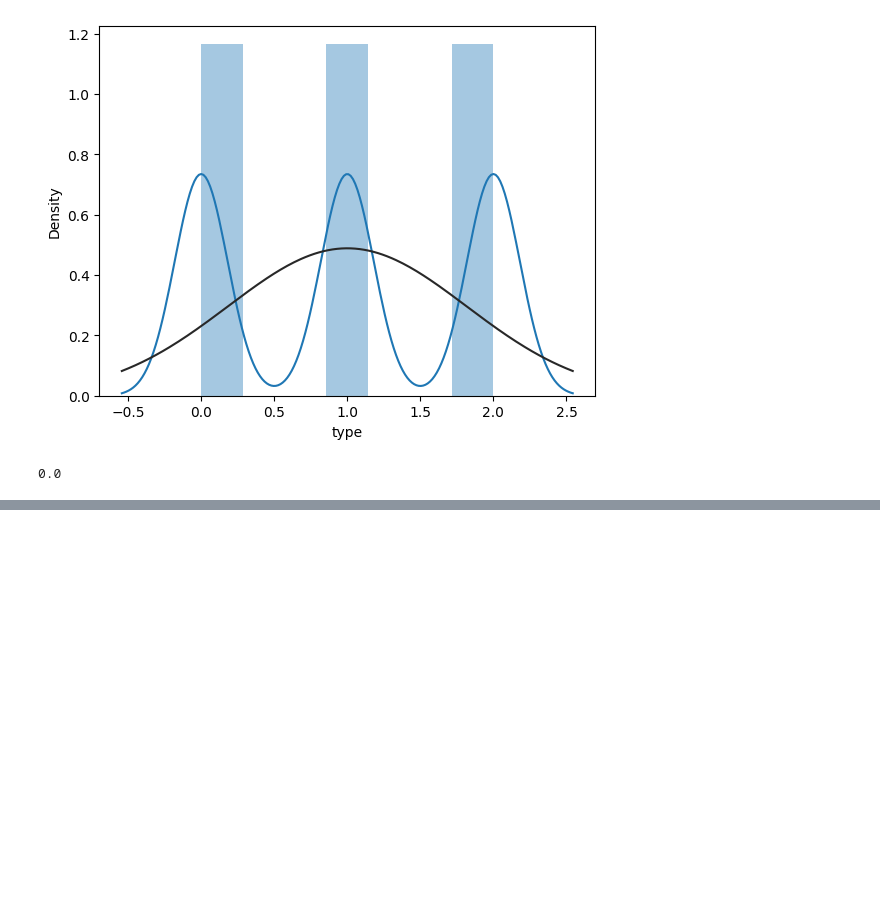
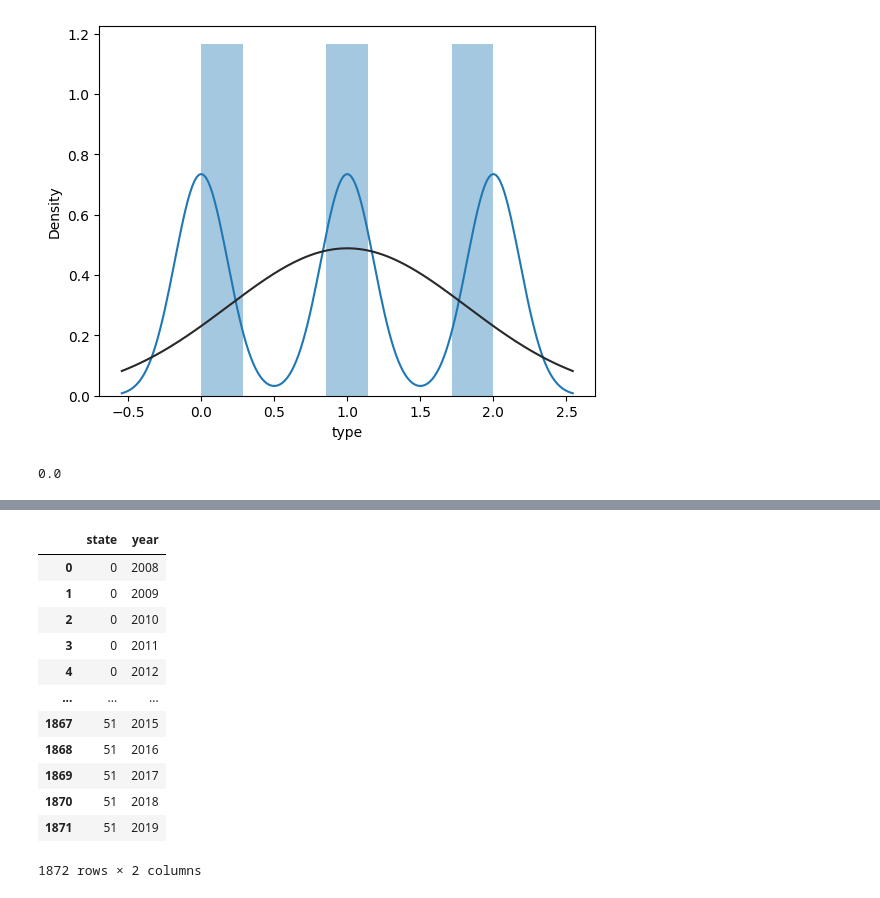
Before and after one commit to Hemanthk408/Beer-production, a Jupyter notebook: Beer_Production.ipynb, the cells around one changed output, grey strips where cells are left out. Drawn from its saved outputs; the diff is of its cells as text; code cells hidden in the pictures; blank space fills up the shorter version.

```diff
--- a/Beer_Production.ipynb
+++ b/Beer_Production.ipynb
@@ -258,0 +275,19 @@ df['type'].skew()
+# %%
+x=df.iloc[:,:-2]
+y=df.iloc[:,-2]
+# %%
+x
+# %% [output]
+|  | state | year |
+| 0 | 0 | 2008 |
+| 1 | 0 | 2009 |
+| 2 | 0 | 2010 |
+| 3 | 0 | 2011 |
+| 4 | 0 | 2012 |
+| ... | ... | ... |
+| 1867 | 51 | 2015 |
+| 1868 | 51 | 2016 |
+| 1869 | 51 | 2017 |
+| 1870 | 51 | 2018 |
+| 1871 | 51 | 2019 |
+1872 rows × 2 columns
```
Also changed, not shown: parts of 2 cells of this notebook.
